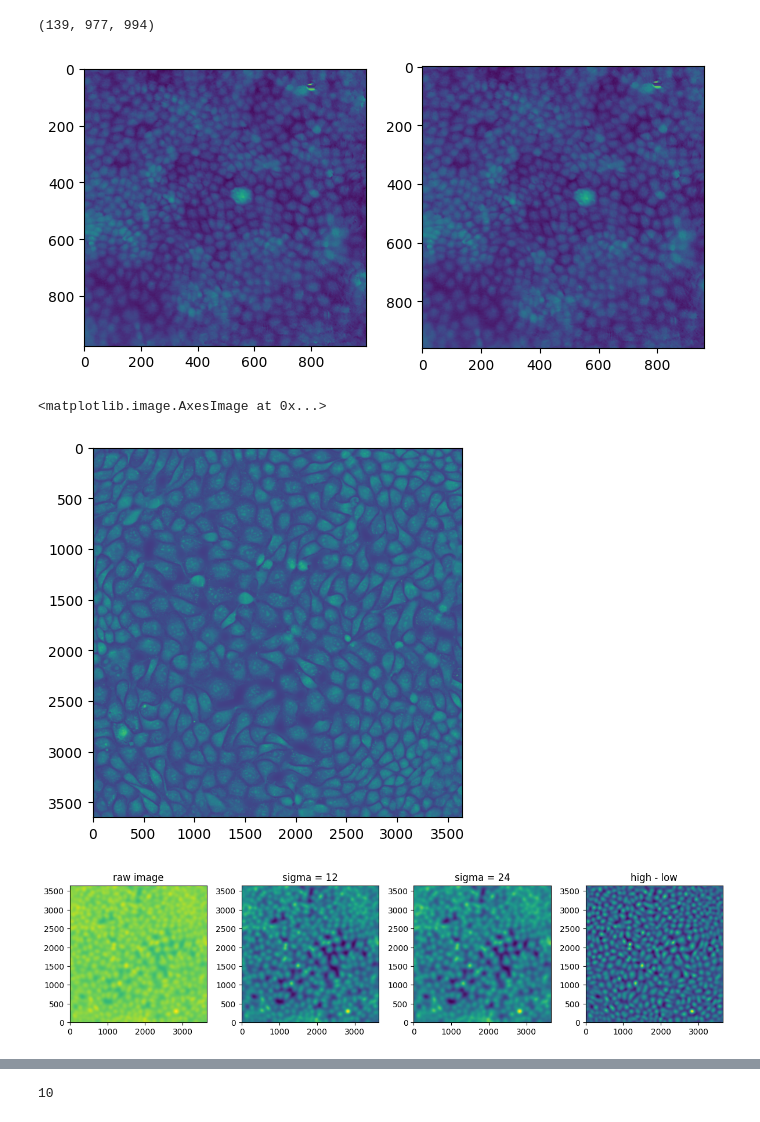
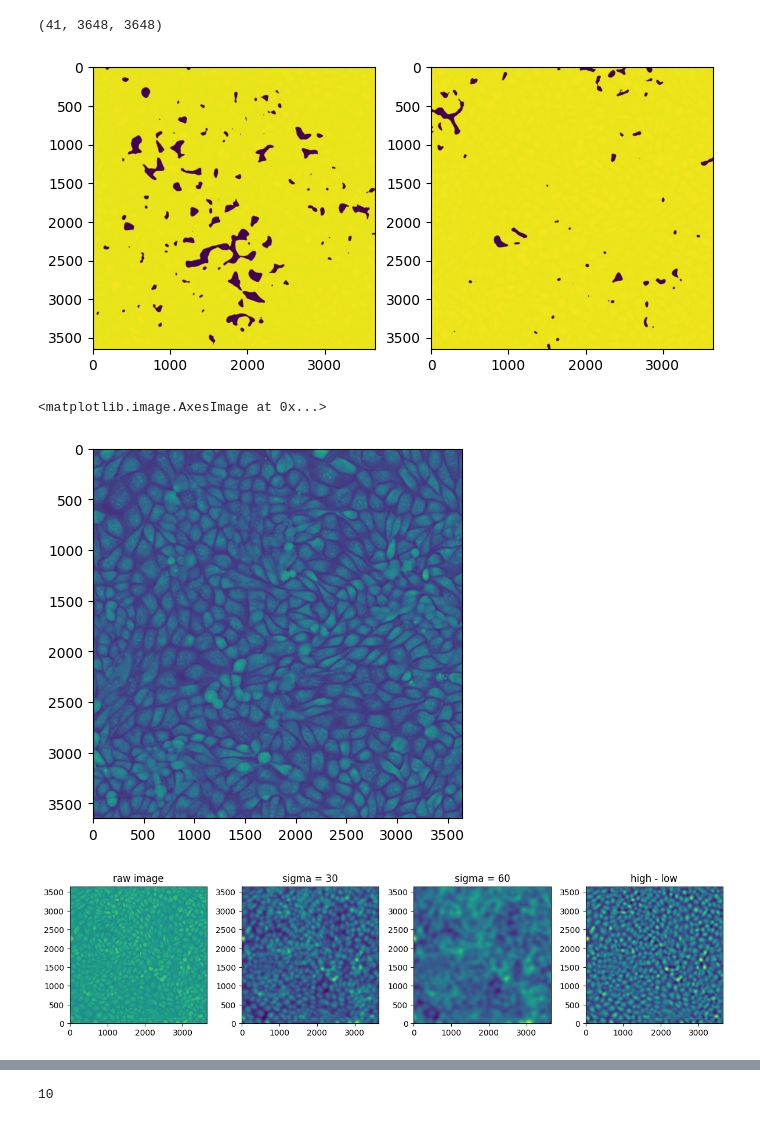
Before and after one commit to siljabl/MDCK-QPI, a Jupyter notebook: code/preprocessing/notebooks/test_segment_2D_images.ipynb, the cells around one changed output, grey strips where cells are left out. Saved outputs shown, nothing was run; the diff lists cells and outputs as text; code cells hidden in the pictures.

```diff
--- a/code/preprocessing/notebooks/test_segment_2D_images.ipynb
+++ b/code/preprocessing/notebooks/test_segment_2D_images.ipynb
@@ -24,11 +24,11 @@ from file_handling import *
 vox_to_um = get_voxel_size_35mm()
 pix_to_um = get_pixel_size()
 # %%
-#path = "data/experimental/raw/tomocube_20250904_B1"
-path = "data/experimental/raw/holomonitor_20240301_B1-4"
+path = "data/experimental/raw/tomocube_20250904_B1"
+#path = "data/experimental/raw/holomonitor_20240301_B1-4"
 
-fmin=151
-fmax=289
+fmin=0
+fmax=40
 
 #path = "data_tmp/Well_A2-1_zero_corr"
 # #mask = imageio.v2.imread(f"data/experimental/raw/holomonitor_20240516_A2-1/mask.tiff")
@@ -63,17 +63,17 @@ elif microscope == 'tomocube':
 # im, _ = import_tomocube_stack(folder, file, vox_to_um[0], f_min=fmin, f_max=fmax)
 # %%
 fig, ax = plt.subplots(1,2, figsize=(8,8))
-ax[0].imshow(im[-1])
-ax[1].imshow(im[-1, :960, :960])
+ax[0].imshow(im[0])
+ax[1].imshow(im[-1])
 
 # im = im[:, 100:, :3200]
 # h_im = h_im[:, 100:, :3200]
 print(np.shape(im))
 # %% [output]
-(139, 977, 994)
+(41, 3648, 3648)
-[figure, old version]
+[figure, new version]
 # %%
-idx = 0
+idx = 40
 
 if microscope == 'holomonitor':
     s_high_tmp = 6
@@ -95,24 +95,24 @@ im_tmp[im_tmp < 1.33] = im_blur[im_tmp < 1.33]
 plt.imshow(im_tmp)
 # %% [output]
 <matplotlib.image.AxesImage at 0x...>
-[figure, old version]
+[figure, new version]
 # %%
 
 r0 = 40
 tau = 10
-s_high_tmp = 12
-s_low_tmp  = 24
+s_high_tmp = 30
+s_low_tmp  = 60
 
 def particle_size(frame, r0, tau):
     return r0 * 2 ** (-frame / (2*tau))
 
-n_norm    = smoothen_normalize_im(im_blur, s_high_tmp, s_low_tmp, fig=False)
+n_norm    = smoothen_normalize_im(im_tmp, s_high_tmp, s_low_tmp, fig=False)
 positions1 = peak_local_max(n_norm, min_distance=int(np.round(particle_size(idx, r0, tau*4))))
 
-n_norm    = smoothen_normalize_im(im_blur, 12, 24, fig=True)
-positions2 = peak_local_max(n_norm, min_distance=int(np.round(particle_size(idx, r0, tau*4))))
+n_norm    = smoothen_normalize_im(im_tmp, 30, 60, fig=True)
+positions2 = peak_local_max(n_norm, min_distance=int(np.round(particle_size(idx, 40, 10*4))))
 # %% [output]
-[figure, old version]
+[figure, new version]
 # %%
 
 fig, ax = plt.subplots(1,2, figsize=(12, 6))
```
Also changed, not shown: parts of 6 cells of this notebook, 3 other files.
